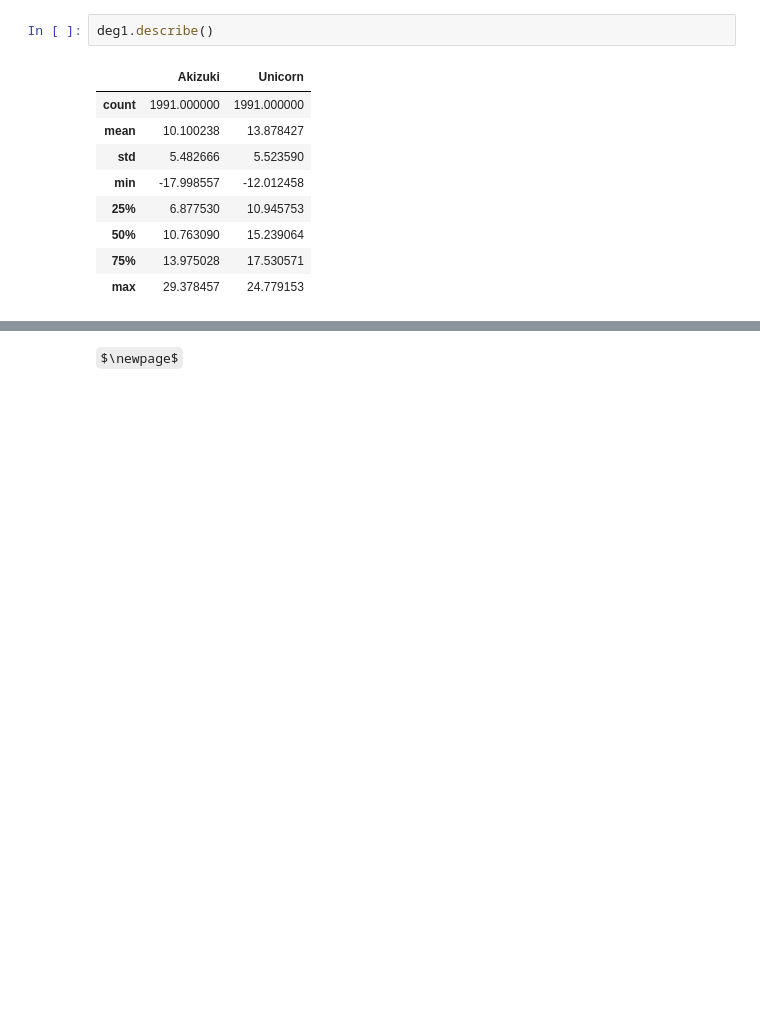
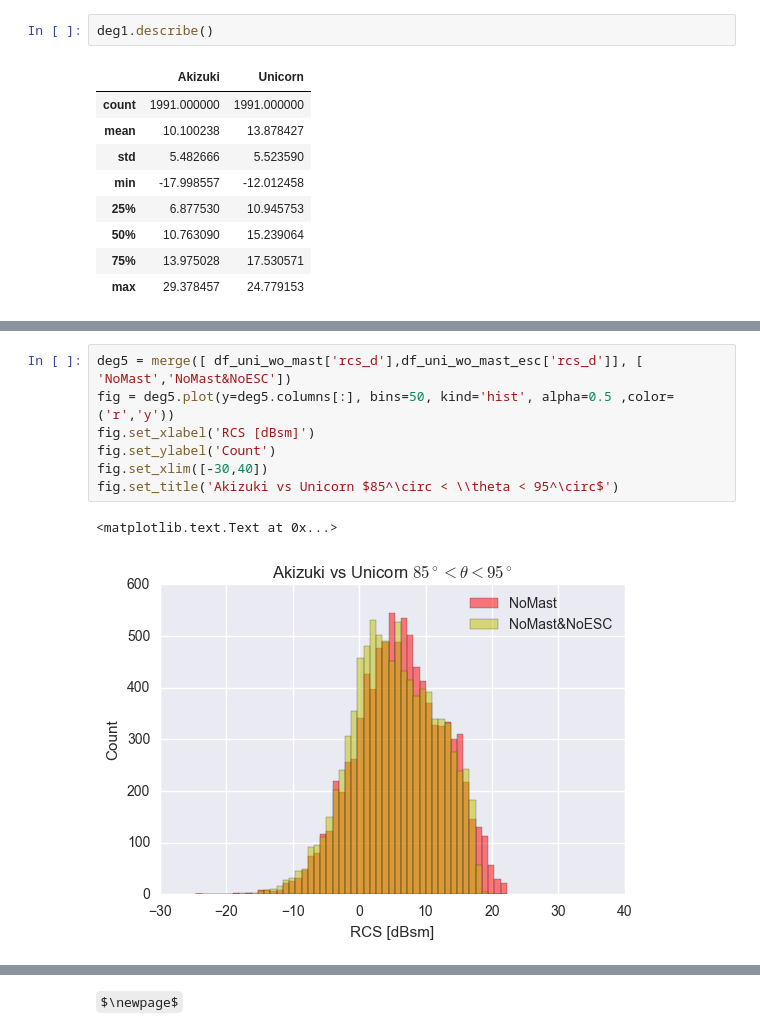
Before and after one commit to u1and0/PlotFEKO, a Jupyter notebook: plot_histgram.ipynb, the cells around one changed output, grey strips where cells are left out. Drawn from its saved outputs; the diff is of its cells as text; some formulas as TeX source; blank space fills up the shorter version.

```diff
--- a/plot_histgram.ipynb
+++ b/plot_histgram.ipynb
@@ -983,0 +1024,10 @@ deg1.describe()
+# %%
+deg5 = merge([ df_uni_wo_mast['rcs_d'],df_uni_wo_mast_esc['rcs_d']], [ 'NoMast','NoMast&NoESC'])
+fig = deg5.plot(y=deg5.columns[:], bins=50, kind='hist', alpha=0.5 ,color=('r','y'))
+fig.set_xlabel('RCS [dBsm]')
+fig.set_ylabel('Count')
+fig.set_xlim([-30,40])
+fig.set_title('Akizuki vs Unicorn $85^\circ < \\theta < 95^\circ$')
+# %% [output]
+<matplotlib.text.Text at 0x...>
+[figure, added]
```
Also changed, not shown: parts of 13 cells of this notebook.
